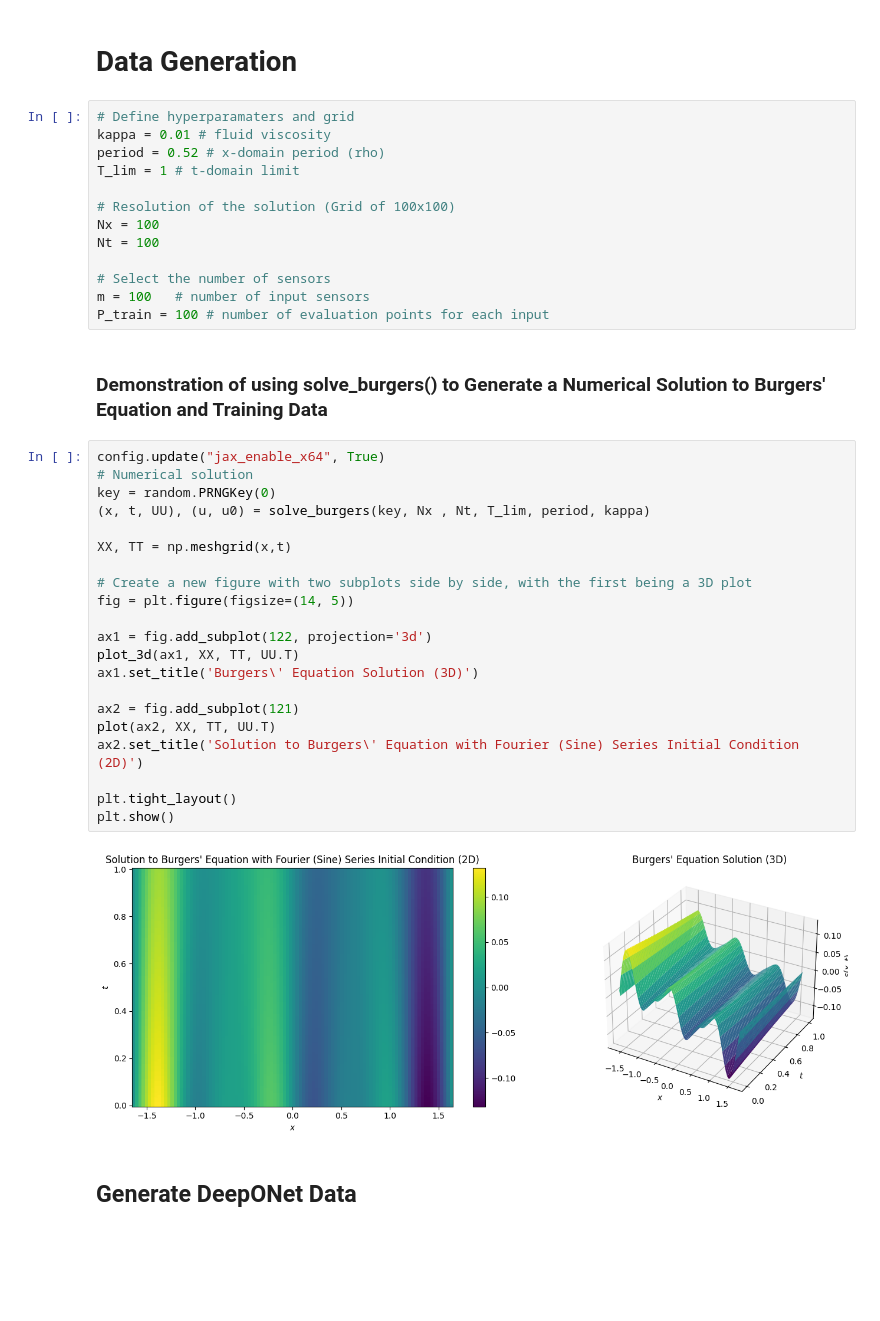
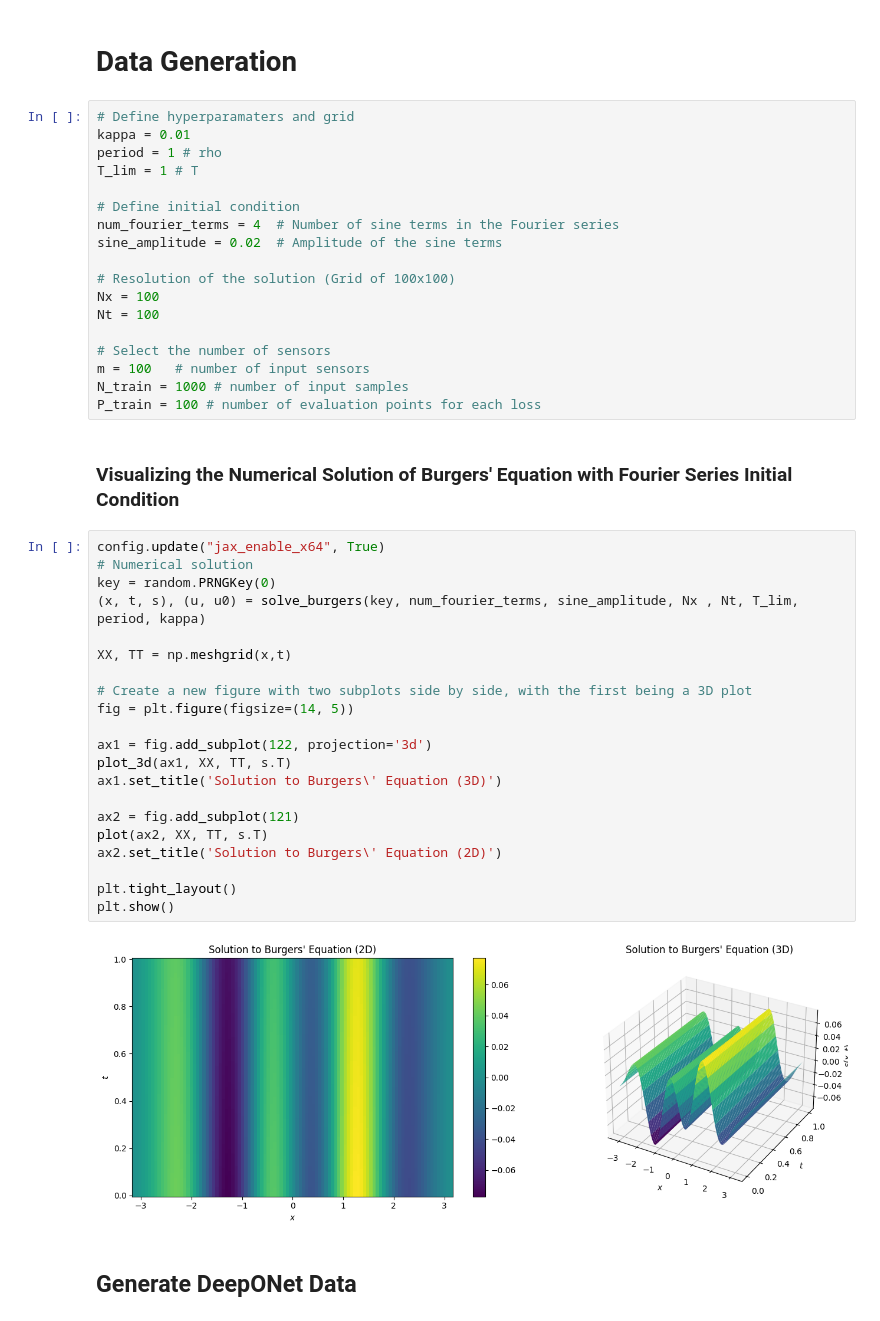
Before and after one commit to Memoisation/PDE-DeepONet-Learning, a Jupyter notebook: Burgers(PI_DeepONet).ipynb, the cells around one changed output. Drawn from its saved outputs; the diff is of its cells as text; blank space fills up the shorter version.

```diff
--- a/Burgers(PI_DeepONet).ipynb
+++ b/Burgers(PI_DeepONet).ipynb
@@ -262,9 +246,13 @@ def plot_us(x,u,y,s):
 # **Data Generation**
 # %%
 # Define hyperparamaters and grid
-kappa = 0.01 # fluid viscosity
-period = 0.52 # x-domain period (rho)
-T_lim = 1 # t-domain limit
+kappa = 0.01
+period = 1 # rho
+T_lim = 1 # T
+
+# Define initial condition
+num_fourier_terms = 4  # Number of sine terms in the Fourier series
+sine_amplitude = 0.02  # Amplitude of the sine terms
 
 # Resolution of the solution (Grid of 100x100)
 Nx = 100
@@ -272,31 +260,32 @@ Nt = 100
 
 # Select the number of sensors
 m = 100   # number of input sensors
-P_train = 100 # number of evaluation points for each input
+N_train = 1000 # number of input samples
+P_train = 100 # number of evaluation points for each loss
-# %% [markdown]
-### Demonstration of using solve_burgers() to Generate a Numerical Solution to Burgers' Equation and Training Data
+# %% [markdown]
+### Visualizing the Numerical Solution of Burgers' Equation with Fourier Series Initial Condition
 # %%
 config.update("jax_enable_x64", True)
 # Numerical solution
 key = random.PRNGKey(0)
-(x, t, UU), (u, u0) = solve_burgers(key, Nx , Nt, T_lim, period, kappa)
+(x, t, s), (u, u0) = solve_burgers(key, num_fourier_terms, sine_amplitude, Nx , Nt, T_lim, period, kappa)
 
 XX, TT = np.meshgrid(x,t)
 
 # Create a new figure with two subplots side by side, with the first being a 3D plot
 fig = plt.figure(figsize=(14, 5))
 
 ax1 = fig.add_subplot(122, projection='3d')
-plot_3d(ax1, XX, TT, UU.T)
-ax1.set_title('Burgers\' Equation Solution (3D)')
+plot_3d(ax1, XX, TT, s.T)
+ax1.set_title('Solution to Burgers\' Equation (3D)')
 
 ax2 = fig.add_subplot(121)
-plot(ax2, XX, TT, UU.T)
-ax2.set_title('Solution to Burgers\' Equation with Fourier (Sine) Series Initial Condition (2D)')
+plot(ax2, XX, TT, s.T)
+ax2.set_title('Solution to Burgers\' Equation (2D)')
 
 plt.tight_layout()
 plt.show()
 # %% [output]
-[figure, old version]
+[figure, new version]
 # %% [markdown]
 ## **Generate DeepONet Data**
```
Also changed, not shown: parts of 20 cells of this notebook.
